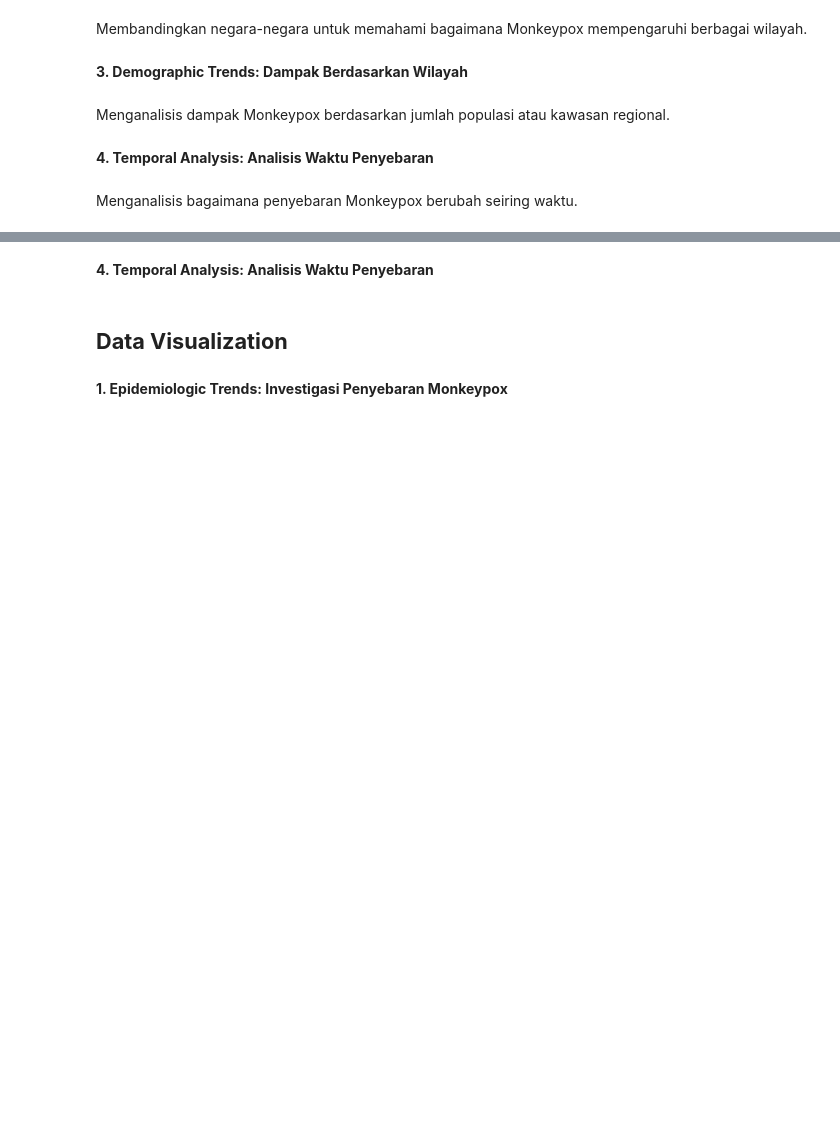
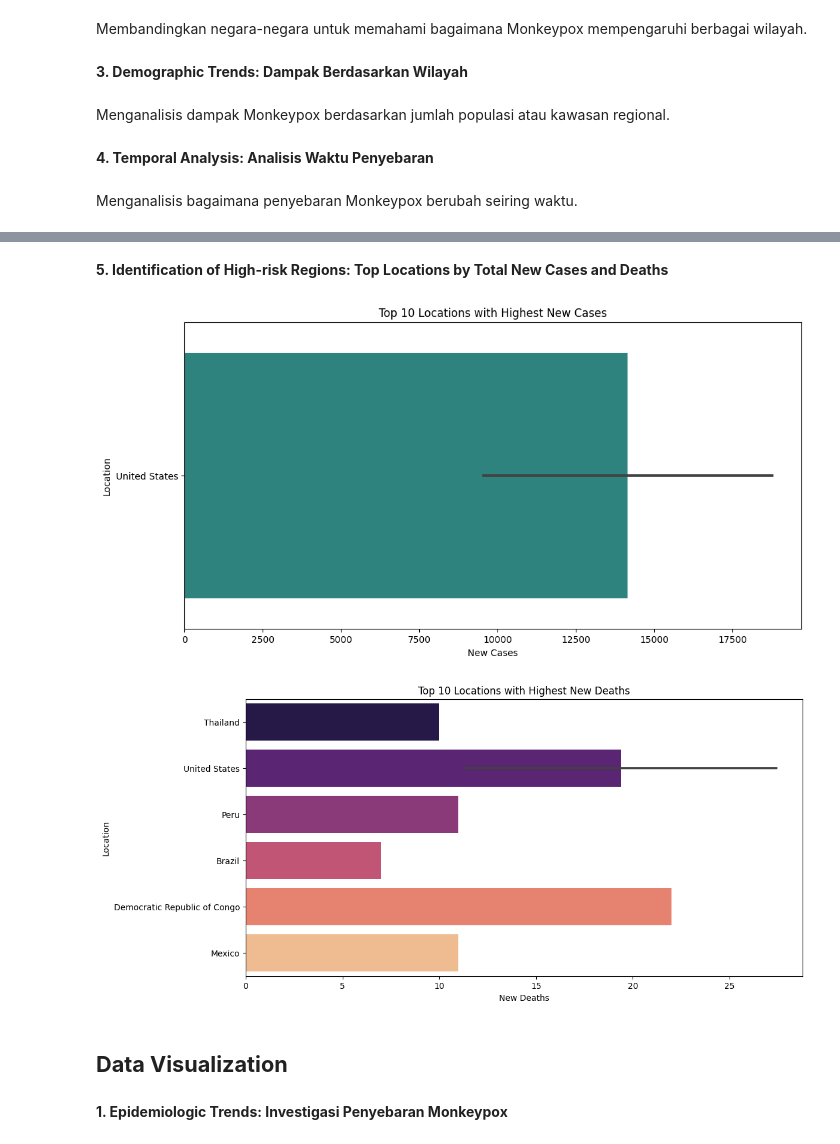
Before and after one commit to RyanGA09/DataAnalyst-ImpactAnalysisOfMonkeypoxCaseStudy, a Jupyter notebook: Notebook.ipynb, the cells around one changed output, grey strips where cells are left out. Cells and saved outputs as stored; diff of their text form; code cells hidden in the pictures; blank space fills up the shorter version.

```diff
--- a/Notebook.ipynb
+++ b/Notebook.ipynb
@@ -524,5 +583,26 @@ cases_per_month = data_cleaned.groupby('month').agg({
-# %% [markdown]
-**4. Temporal Analysis: Analisis Waktu Penyebaran**
+# %% [markdown]
+**5. Identification of High-risk Regions: Top Locations by Total New Cases and Deaths**
+# %%
+# Filter top 10 locations (countries) with highest new cases
+top_10_locations_by_new_cases = countries_data.nlargest(10, 'new_cases')
+plt.figure(figsize=(12, 6))
+sns.barplot(x='total_cases', y='location', data=top_10_locations_by_new_cases, palette='viridis')
+plt.title('Top 10 Locations with Highest New Cases')
+plt.xlabel('New Cases')
+plt.ylabel('Location')
+plt.show()
+
+# Filter top 10 locations (countries) with highest total deaths
+top_10_locations_by_new_deaths = countries_data.nlargest(10, 'new_deaths')
+plt.figure(figsize=(12, 6))
+sns.barplot(x='total_deaths', y='location', data=top_10_locations_by_new_deaths, palette='magma')
+plt.title('Top 10 Locations with Highest New Deaths')
+plt.xlabel('New Deaths')
+plt.ylabel('Location')
+plt.show()
+# %% [output]
+[figure, added]
+[figure, added]
 # %% [markdown]
 ## **Data Visualization**
 # %% [markdown]
```
Also changed, not shown: parts of 16 cells of this notebook.
